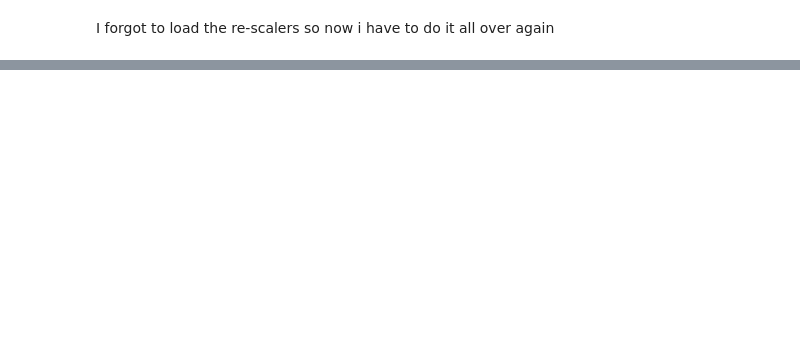
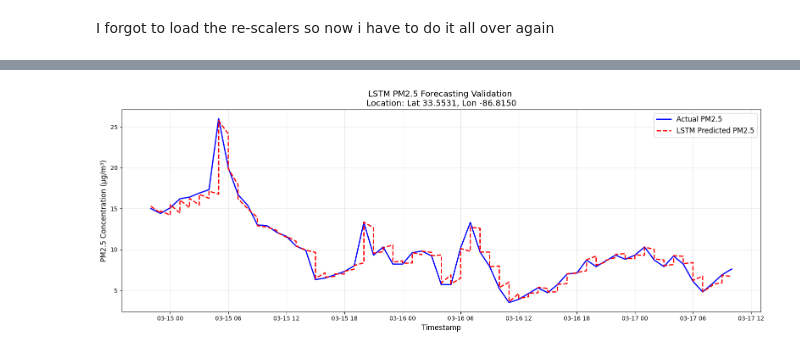
Before and after one commit to felix-rojas/air-quality-deeplearning, a Jupyter notebook: air-quality-data-filtering.ipynb, the cells around one changed output, grey strips where cells are left out. Drawn from its saved outputs; the diff is of its cells as text; code cells hidden in the pictures; blank space fills up the shorter version.

Commit message:
Kaggle Notebook | Air Quality data filtering | Graphing time-span

```diff
--- a/air-quality-data-filtering.ipynb
+++ b/air-quality-data-filtering.ipynb
@@ -872,0 +861,25 @@ LSTM R-squared (R2):  0.9137
+# %%
+# predictions
+y_pred_scaled = loaded_model.predict(X_val_seq)
+
+# Inverse Transform to Real-World Units
+y_pred_actual = scaler_y.inverse_transform(y_pred_scaled).flatten()
+y_true_actual = scaler_y.inverse_transform(y_val_seq.reshape(-1, 1)).flatten()
+
+plt.figure(figsize=(16, 6))
+
+# first 200 hours
+plot_slice = 120
+
+plt.plot(val_timestamps[:plot_slice], y_true_actual[:plot_slice], label='Actual PM2.5', color='blue', linewidth=2)
+plt.plot(val_timestamps[:plot_slice], y_pred_actual[:plot_slice], label='LSTM Predicted PM2.5', color='red', linestyle='--', linewidth=2)
+
+plt.title(f'LSTM PM2.5 Forecasting Validation \nLocation: Lat {target_lat:.4f}, Lon {target_lon:.4f}', fontsize=14)
+plt.xlabel('Timestamp', fontsize=12)
+plt.ylabel('PM2.5 Concentration (µg/m³)', fontsize=12)
+plt.legend(loc='upper right', fontsize=12)
+plt.grid(True, alpha=0.3)
+plt.tight_layout()
+
+plt.show()
+# %% [output]
@@ -872,0 +887 @@ LSTM R-squared (R2):  0.9137
+[figure, added]
```
Also changed, not shown: parts of 14 cells of this notebook.
